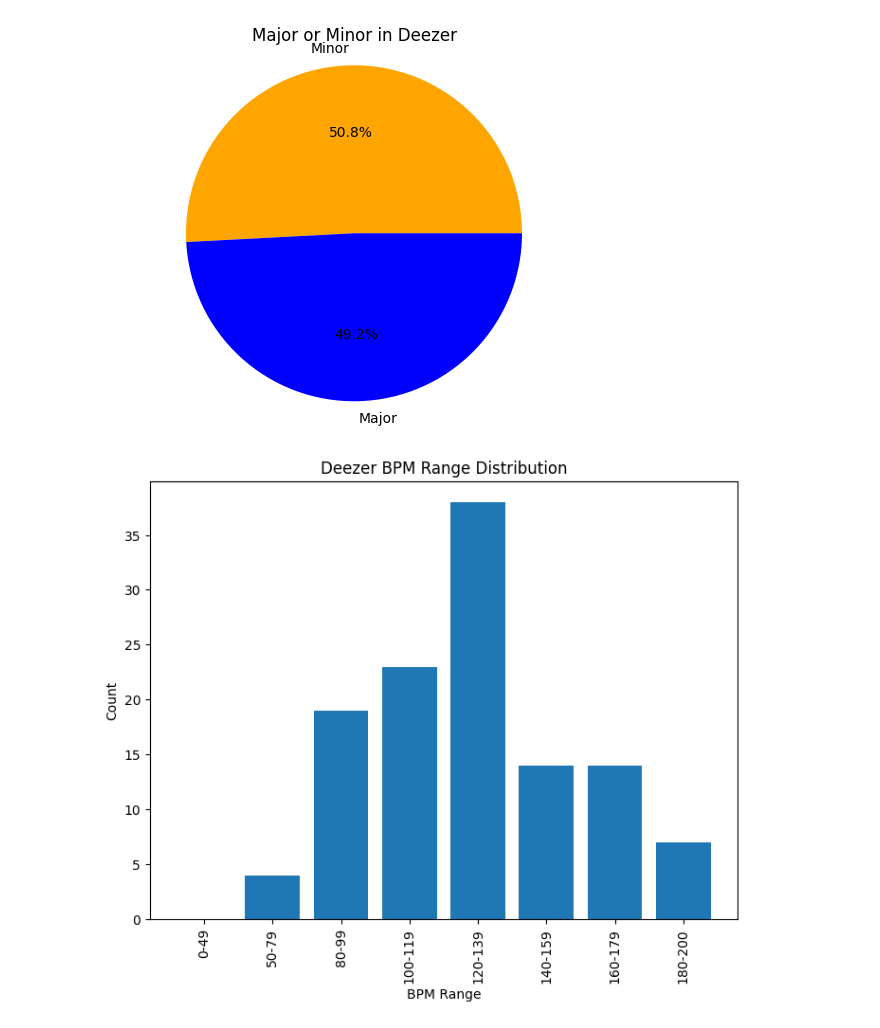
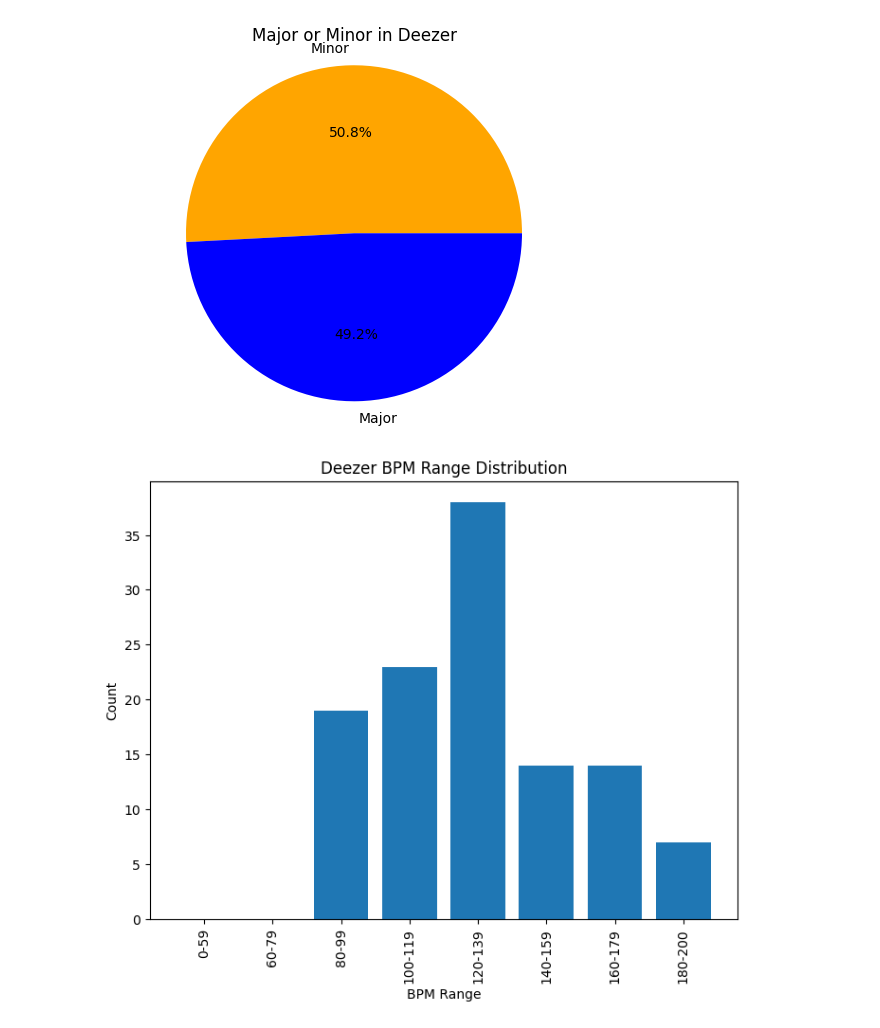
Before and after one commit to alaa-aleryani/Project_1, a Jupyter notebook: music.ipynb, the cells around one changed output. Drawn from its saved outputs; the diff is of its cells as text; code cells hidden in the pictures.

```diff
--- a/music.ipynb
+++ b/music.ipynb
@@ -447,8 +436,8 @@ plt.show()
 [figure]
 # %%
 ## Make a list for Deezer bpm
-dbpm_0to49=[]
-dbpm_50to79=[]
+dbpm_0to59=[]
+dbpm_60to79=[]
 dbpm_80to99=[]
 dbpm_100to119=[]
 dbpm_120to139=[]
@@ -475,15 +464,15 @@ for index, row in no1_deezer.iterrows():
         dbpm_180to200.append(row)
 # %%
 ## Make a bar chart on the Deezer music bpm
-bpm_ranges = ['0-49', '50-79', '80-99', '100-119', '120-139', '140-159', '160-179', '180-200']
-counts = [len(dbpm_0to49), len(dbpm_50to79), len(dbpm_80to99), len(dbpm_100to119),
+bpm_ranges = ['0-59', '60-79', '80-99', '100-119', '120-139', '140-159', '160-179', '180-200']
+counts = [len(dbpm_0to59), len(dbpm_60to79), len(dbpm_80to99), len(dbpm_100to119),
           len(dbpm_120to139), len(dbpm_140to159), len(dbpm_160to179), len(dbpm_180to200)]
 plt.figure(figsize=(8, 6))
 plt.bar(bpm_ranges, counts)
 plt.xlabel("BPM Range")
 plt.ylabel("Count")
 plt.title("Deezer BPM Range Distribution")
 plt.xticks(rotation=90)
 plt.show()
 # %% [output]
-[figure, old version]
+[figure, new version]
```
Also changed, not shown: parts of 6 cells of this notebook.
